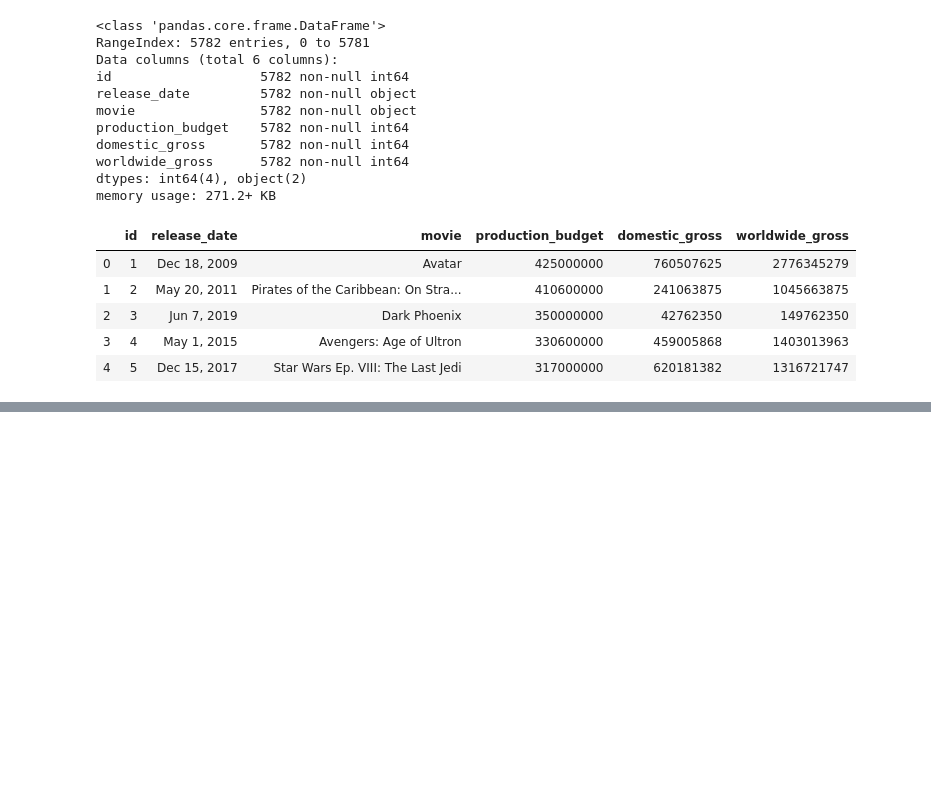
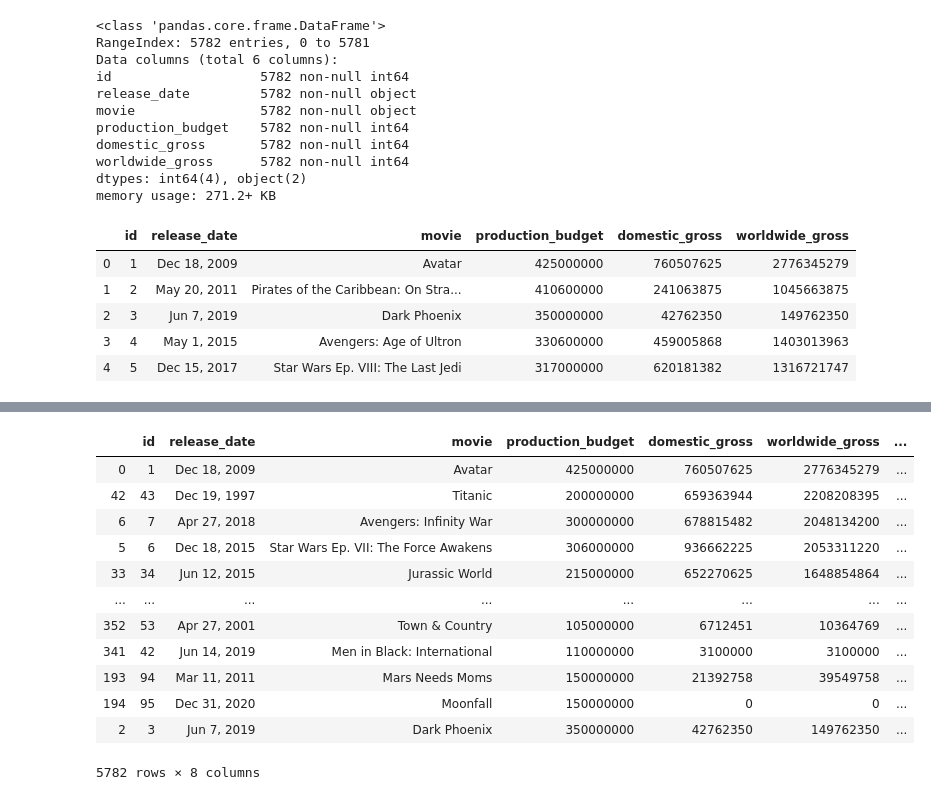
Before and after one commit to MFAP9/module1project, a Jupyter notebook: Project 1.ipynb, the cells around one changed output, grey strips where cells are left out. Saved outputs shown, nothing was run; the diff lists cells and outputs as text; code cells hidden in the pictures; blank space fills up the shorter version.

```diff
--- a/Project 1.ipynb
+++ b/Project 1.ipynb
@@ -335,3 +335,6 @@ tn.head()
 | 2 | 3 | Jun 7, 2019 | Dark Phoenix | 350000000 | 42762350 | 149762350 |
 | 3 | 4 | May 1, 2015 | Avengers: Age of Ultron | 330600000 | 459005868 | 1403013963 |
 | 4 | 5 | Dec 15, 2017 | Star Wars Ep. VIII: The Last Jedi | 317000000 | 620181382 | 1316721747 |
+# %%
+#created international_gross variable to assist in seeing success internationally compared to domestically
+tn['international_gross'] = tn.worldwide_gross - tn.domestic_gross
@@ -337,0 +350,3 @@ tn.head()
+# %%
+#creted profit variable to show overall success of movie, which is determined by how much profit it made
+tn['profit'] = tn.worldwide_gross - tn.production_budget
@@ -337,0 +362,17 @@ tn.head()
+# %%
+#sorting tn data set by profit, descending
+tn.sort_values(by='profit', ascending=False)
+# %% [output]
+|  | id | release_date | movie | production_budget | domestic_gross | worldwide_gross | ... |
+| 0 | 1 | Dec 18, 2009 | Avatar | 425000000 | 760507625 | 2776345279 | ... |
+| 42 | 43 | Dec 19, 1997 | Titanic | 200000000 | 659363944 | 2208208395 | ... |
+| 6 | 7 | Apr 27, 2018 | Avengers: Infinity War | 300000000 | 678815482 | 2048134200 | ... |
+| 5 | 6 | Dec 18, 2015 | Star Wars Ep. VII: The Force Awakens | 306000000 | 936662225 | 2053311220 | ... |
+| 33 | 34 | Jun 12, 2015 | Jurassic World | 215000000 | 652270625 | 1648854864 | ... |
+| ... | ... | ... | ... | ... | ... | ... | ... |
+| 352 | 53 | Apr 27, 2001 | Town & Country | 105000000 | 6712451 | 10364769 | ... |
+| 341 | 42 | Jun 14, 2019 | Men in Black: International | 110000000 | 3100000 | 3100000 | ... |
+| 193 | 94 | Mar 11, 2011 | Mars Needs Moms | 150000000 | 21392758 | 39549758 | ... |
+| 194 | 95 | Dec 31, 2020 | Moonfall | 150000000 | 0 | 0 | ... |
+| 2 | 3 | Jun 7, 2019 | Dark Phoenix | 350000000 | 42762350 | 149762350 | ... |
+5782 rows × 8 columns
```
Also changed, not shown: parts of 4 cells of this notebook.
